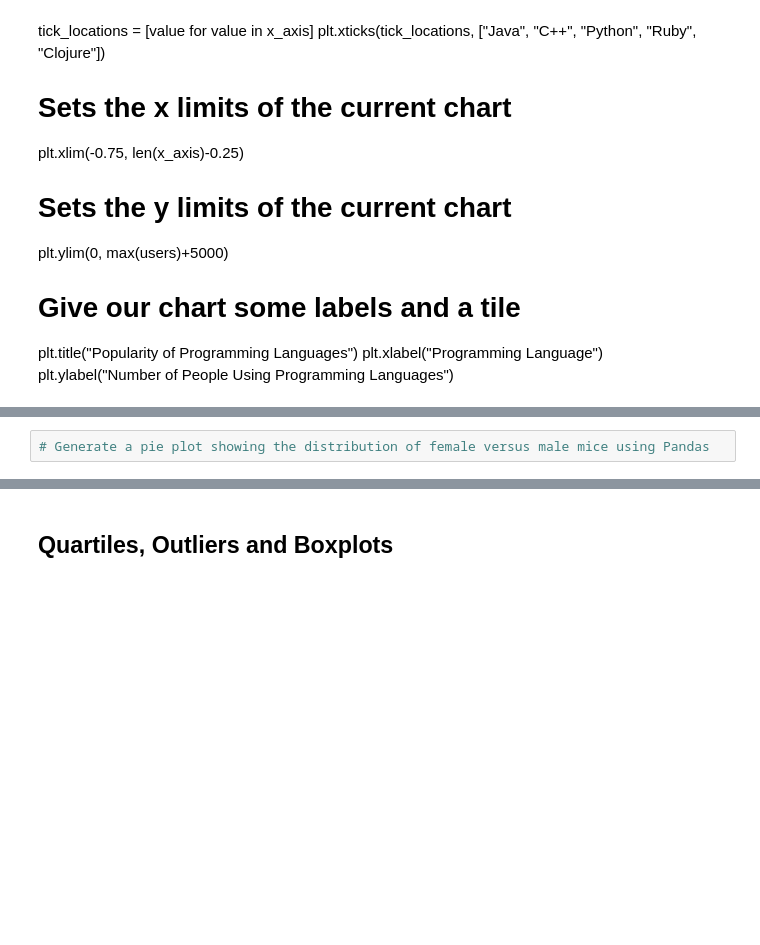
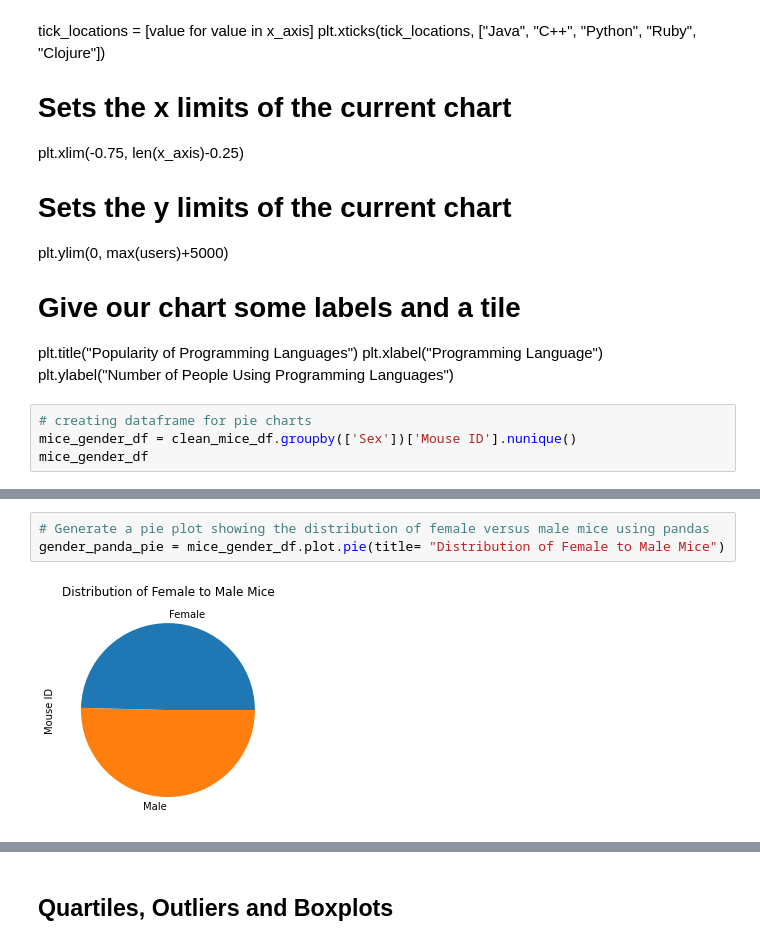
Before and after one commit to juliemcbaker/pymaceuticals, a Jupyter notebook: pymaceuticals_BAKER.ipynb, the cells around one changed output, grey strips where cells are left out. Saved outputs shown, nothing was run; the diff lists cells and outputs as text; blank space fills up the shorter version.

Commit message:
No progress on bar charts. Pie charts created, but can't control formatting & getting errors that don't make sense because my code is exactly like activities from class.

```diff
--- a/pymaceuticals_BAKER.ipynb
+++ b/pymaceuticals_BAKER.ipynb
@@ -387,3 +445,7 @@ plt.ylim(0, max(users)+5000)
 plt.title("Popularity of Programming Languages")
 plt.xlabel("Programming Language")
 plt.ylabel("Number of People Using Programming Languages")
+# %%
+# creating dataframe for pie charts
+mice_gender_df = clean_mice_df.groupby(['Sex'])['Mouse ID'].nunique()
+mice_gender_df
@@ -390,4 +465,7 @@ plt.ylabel("Number of People Using Programming Languages")
 # %%
-# Generate a pie plot showing the distribution of female versus male mice using Pandas
+# Generate a pie plot showing the distribution of female versus male mice using pandas
+gender_panda_pie = mice_gender_df.plot.pie(title= "Distribution of Female to Male Mice")
+# %% [output]
+[figure, added]
 # %%
 # Generate a pie plot showing the distribution of female versus male mice using pyplot
```
Also changed, not shown: parts of 14 cells of this notebook.
